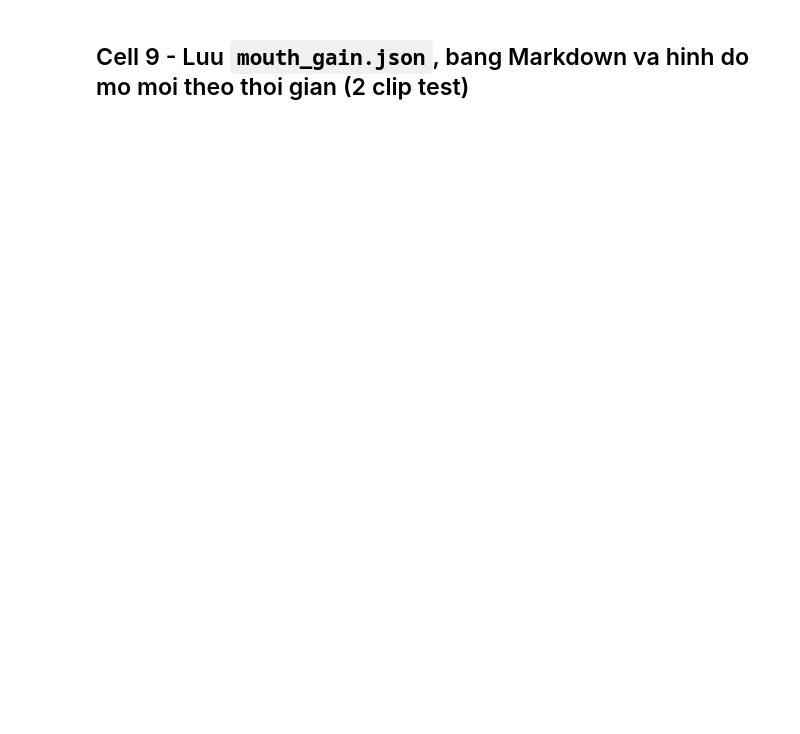
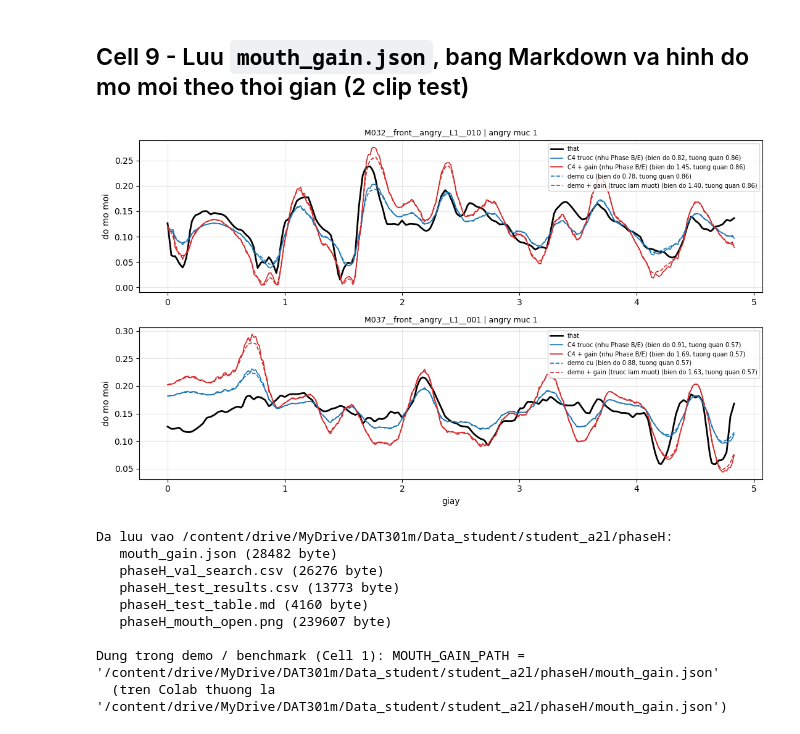
Before and after one commit to hien087585/EXPRESSIVE-2D-CHARACTER-ANIMATION, a Jupyter notebook: notebooks/8_phaseH_mouth_amplitude.ipynb, the cells around one changed output. Drawn from its saved outputs; the diff is of its cells as text; code cells hidden in the pictures; blank space fills up the shorter version.

```diff
--- a/notebooks/8_phaseH_mouth_amplitude.ipynb
+++ b/notebooks/8_phaseH_mouth_amplitude.ipynb
@@ -868,7 +915,7 @@ GAIN_JSON = dict(
     idx=[int(v) for v in PIDX], mean=[float(v) for v in PMU], comps=PV.tolist(), pca_sigma=[float(v) for v in PSIG],
     clamp_changed=bool(CLAMP['changed']), prior_clamp=CLAMP['prior_clamp'], clamp_sigma=[float(v) for v in CLAMP['sigma']],
     clamp_sigma_source=CLAMP['sigma_src'], clamp_keep_old=CLAMP['keep_old'], clamp_keep_new=CLAMP['keep_new'],
-    clamp_search=CLAMP['table'], clamp_reason=CLAMP['reason'], keep_residual=DEMO_MC['keep_residual'],
+    clamp_search=CLAMP['table'], keep_residual=DEMO_MC['keep_residual'],
     clamp_note=('Kep cu %.1f sigma giu lai %.0f%% phan khuech dai -> doi thanh %.1f x sigma du lieu that'
                 % (DEMO_MC['prior_clamp'], 100 * CLAMP['keep_old'], CLAMP['prior_clamp']) if CLAMP['changed']
                 else 'Giu nguyen kep %.1f sigma' % DEMO_MC['prior_clamp']),
@@ -886,30 +933,41 @@ pick, seen = [], set()
 for i in sorted(range(len(DTE['clips'])), key=lambda i: -min(DTE['clips'][i]['n'], 500)):
     c = DTE['clips'][i]
     if c['sp'] not in seen and (c['emo'] > 0 or len(DTE['clips']) < 20):
         pick.append(i); seen.add(c['sp'])
     if len(pick) == N_PLOT:
         break
 CURVES = [('C4 truoc (nhu Phase B/E)', compose(T_ROWS[_raw0][0], DTE), 'C0-'),
           ('C4 + gain (nhu Phase B/E)', compose(T_ROWS['C4 + gain (Phase H)'][0], DTE), 'C3-'),
           ('demo cu', compose(T_ROWS[_dem0][0], DTE), 'C0--'),
           ('demo + gain (%s)' % ORDER_VN[ORDER], compose(T_ROWS[FINAL_DEMO][0], DTE), 'C3--')]
 fig, axs = plt.subplots(len(pick), 1, figsize=(11, 3.2 * len(pick)), squeeze=False)
 for ax, i in zip(axs[:, 0], pick):
     c = DTE['clips'][i]; a_, b_ = c['pos'], c['pos'] + c['n']; ref = DTE['refs'][c['sp']]; t_ = np.arange(c['n']) / 62.5
     og = mouth_open(DTE['raw'][a_:b_] + ref)
     ax.plot(t_, og, 'k-', lw=2, label='that')
     for lab, P_, sty in CURVES:
         y_ = mouth_open(P_[a_:b_] + ref)
         ax.plot(t_, y_, sty, lw=1.2, label='%s (bien do %.2f, tuong quan %.2f)' % (lab, y_.std() / (og.std() + 1e-12), corr(og, y_)))
     ax.set_title('%s | %s muc %d' % (c['name'], EMO_NAMES[c['emo']], c['lvl']), fontsize=9)
     ax.set_ylabel('do mo moi'); ax.legend(fontsize=7, loc='upper right'); ax.grid(alpha=.3)
 axs[-1, 0].set_xlabel('giay')
 fig.tight_layout(); fig.savefig(OUT / 'phaseH_mouth_open.png', dpi=120)
 if IN_COLAB:
     plt.show()
 plt.close(fig)
 print('Da luu vao %s:' % OUT)
 for f in ('mouth_gain.json', 'phaseH_val_search.csv', 'phaseH_test_results.csv', 'phaseH_test_table.md', 'phaseH_mouth_open.png'):
     print('  ', f, '(%d byte)' % (OUT / f).stat().st_size)
 print('\nDung trong demo / benchmark (Cell 1): MOUTH_GAIN_PATH = %r' % str(OUT / 'mouth_gain.json'))
 print("  (tren Colab thuong la '/content/drive/MyDrive/DAT301m/Data_student/student_a2l/phaseH/mouth_gain.json')")
+# %% [output]
+[figure, added]
+Da luu vao /content/drive/MyDrive/DAT301m/Data_student/student_a2l/phaseH:
+   mouth_gain.json (28482 byte)
+   phaseH_val_search.csv (26276 byte)
+   phaseH_test_results.csv (13773 byte)
+   phaseH_test_table.md (4160 byte)
+   phaseH_mouth_open.png (239607 byte)
+
+Dung trong demo / benchmark (Cell 1): MOUTH_GAIN_PATH = '/content/drive/MyDrive/DAT301m/Data_student/student_a2l/phaseH/mouth_gain.json'
+  (tren Colab thuong la '/content/drive/MyDrive/DAT301m/Data_student/student_a2l/phaseH/mouth_gain.json')
```
Also changed, not shown: parts of 10 cells of this notebook.
